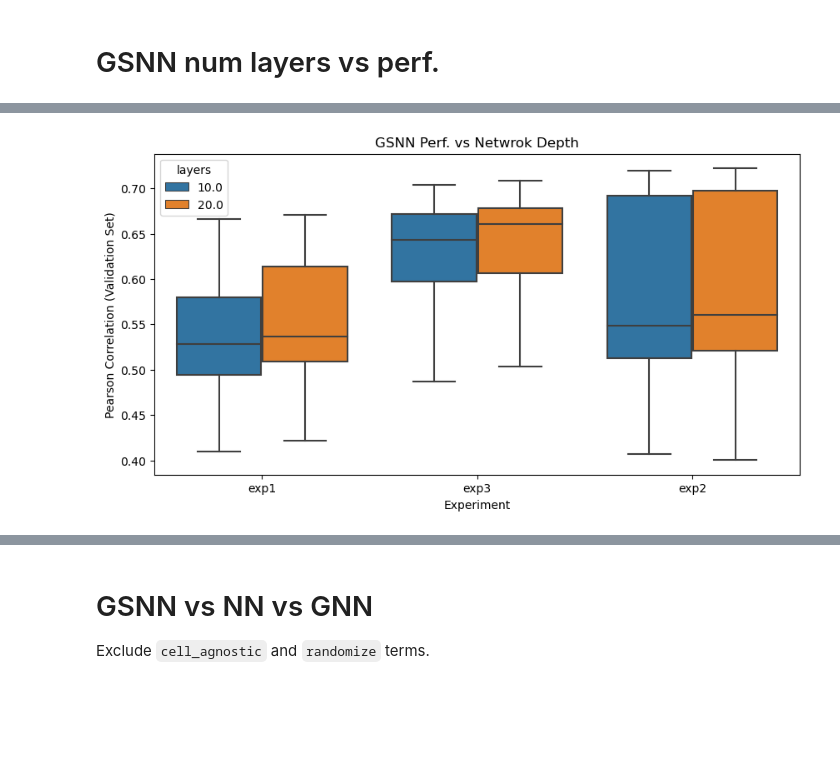
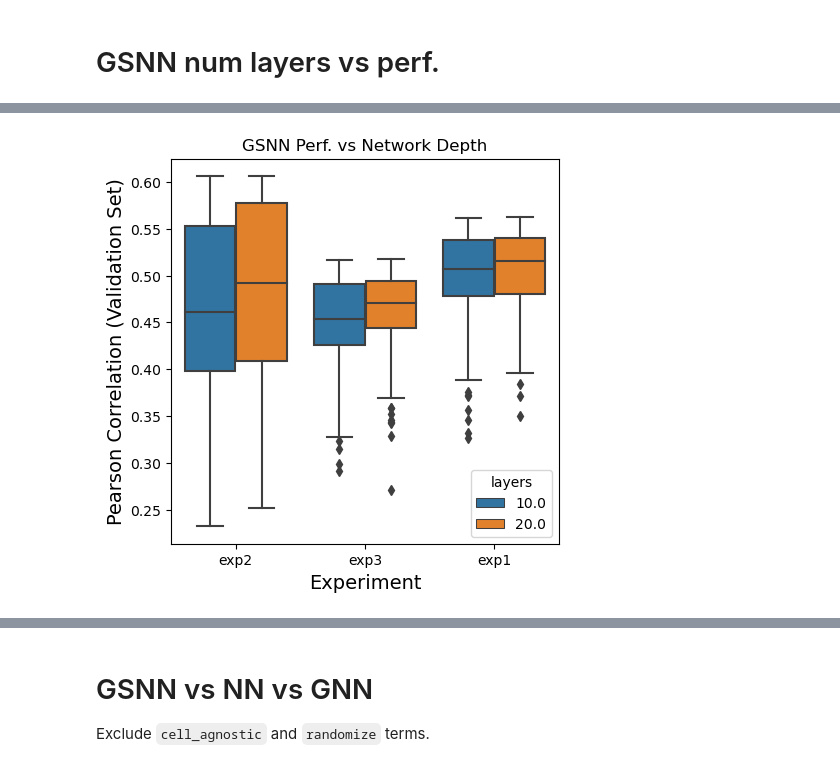
Before and after one commit to nathanieljevans/GSNN, a Jupyter notebook: notebooks/RESULTS_FIGURES.ipynb, the cells around one changed output, grey strips where cells are left out. Saved outputs shown, nothing was run; the diff lists cells and outputs as text; code cells hidden in the pictures; blank space fills up the shorter version.

```diff
--- a/notebooks/RESULTS_FIGURES.ipynb
+++ b/notebooks/RESULTS_FIGURES.ipynb
@@ -247,9 +260,9 @@ ValueError: min() arg is an empty sequence
 # %%
-plt.figure(figsize=(10,5))
-sbn.boxplot(x='exp', y='r_flat_val', hue='layers', data=res[lambda x: (x.model == 'gsnn') & (x.randomize == 0)])
-plt.title('GSNN Perf. vs Netwrok Depth')
-plt.xlabel('Experiment')
-plt.ylabel('Pearson Correlation (Validation Set)')
+plt.figure(figsize=(5,5))
+sbn.boxplot(x='exp', y='mean_r_test', hue='layers', data=res[lambda x: x.model4.isin(['gsnn'])])
+plt.title('GSNN Perf. vs Network Depth')
+plt.xlabel('Experiment', fontsize=14)
+plt.ylabel('Pearson Correlation (Validation Set)', fontsize=14)
 plt.show()
 # %% [output]
-[figure, old version]
+[figure, new version]
```
Also changed, not shown: parts of 35 cells of this notebook, 25 other files.
